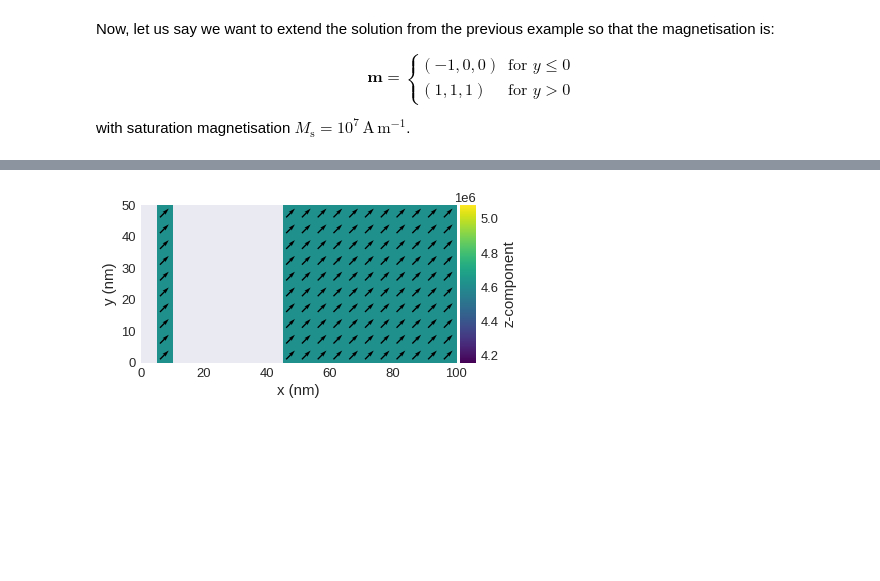
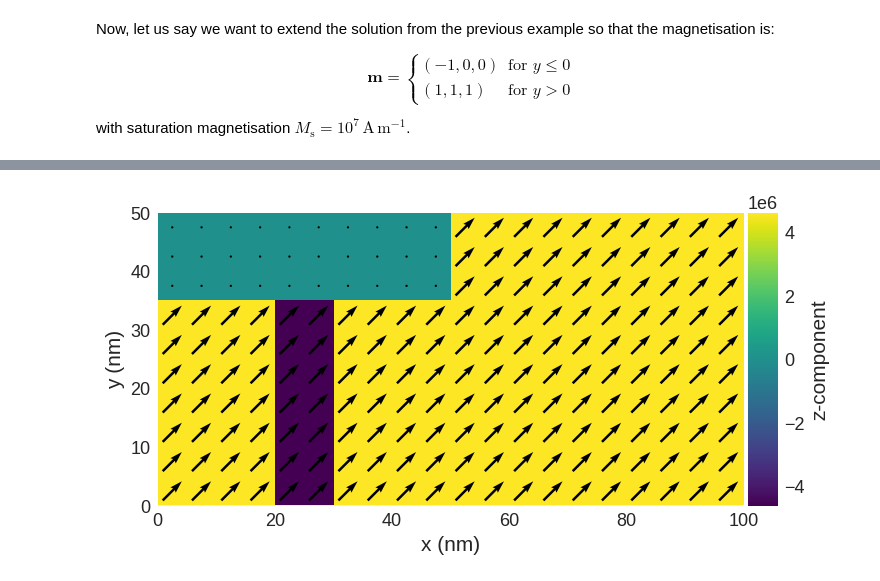
Before and after one commit to ubermag/tutorials, a Jupyter notebook: getting-started/magnetisation-field.ipynb, the cells around one changed output, grey strips where cells are left out. Drawn from its saved outputs; the diff is of its cells as text; code cells hidden in the pictures; blank space fills up the shorter version.

```diff
--- a/getting-started/magnetisation-field.ipynb
+++ b/getting-started/magnetisation-field.ipynb
@@ -235,26 +235,26 @@ The magnetisation saturation is $M_\mathrm{s} = 8 \times 10^{6} \,\mathrm{A}\,\m
 # %%
 cell = (5e-9, 5e-9, 5e-9)  # discretisation cell size (m)
 Ms = 8e6  # saturation magnetisation (A/m)
 
 region = df.Region(p1=(0, 0, 0), p2=(100e-9, 50e-9, 10e-9))
 mesh = df.Mesh(region=region, cell=cell)
 
 def Ms_value(pos):
     x, y, z = pos
     if x < 50e-9 and y > 35e-9:
         return 0
     else:
         return Ms
 
 def m_value(pos):
     x, y, z = pos
     if 20e-9 < x <= 30e-9:
         return (1, 1, -1)
     else:
         return (1, 1, 1)
 
-m = df.Field(mesh, dim=3, value=m_value, norm=Ms_value)
+m = df.Field(mesh, nvdim=3, value=m_value, norm=Ms_value)
 
-m.plane('z').mpl()
+m.sel('z').mpl()
 # %% [output]
-[figure, old version]
+[figure, new version]
```
Also changed, not shown: parts of 13 cells of this notebook.
